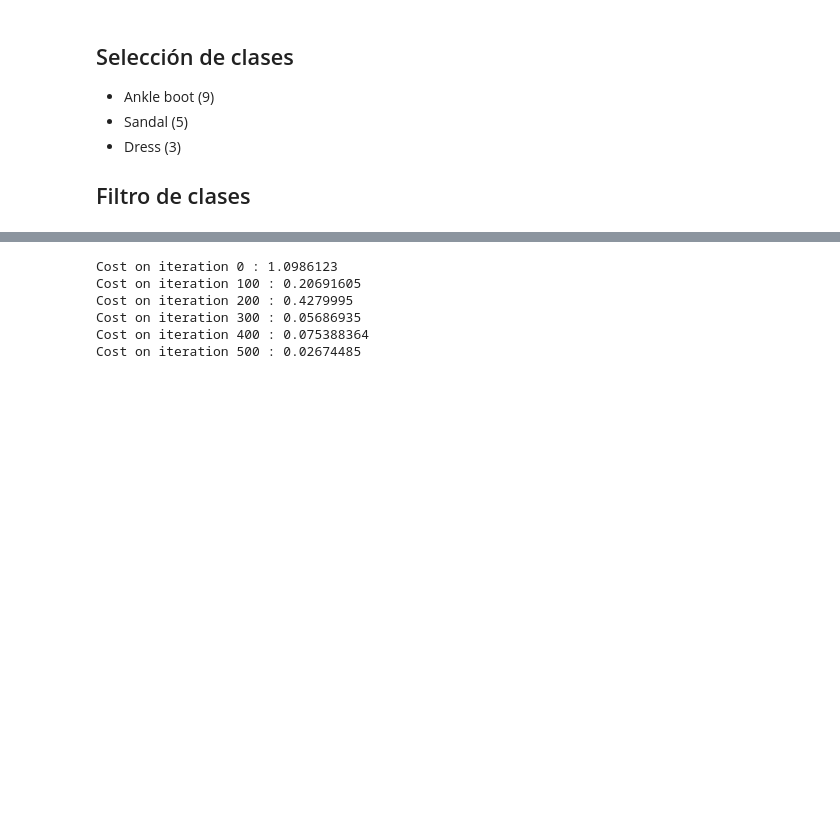
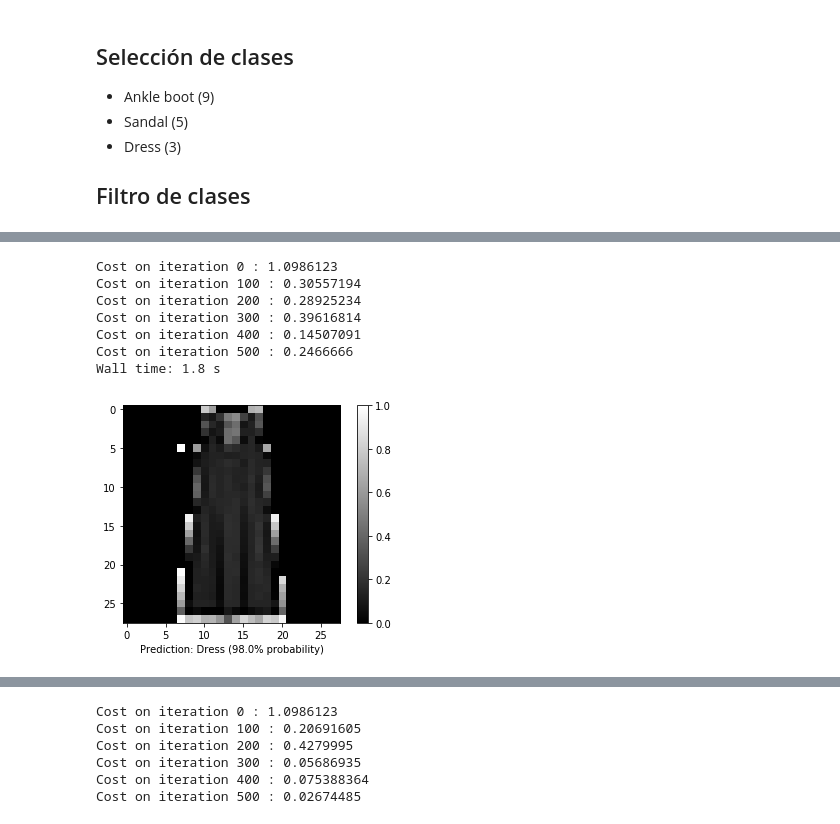
Before and after one commit to gustavo-alvarado/tarea-fashion-mnist, a Jupyter notebook: Tarea Fashion mnist - Gustavo Alvarado.ipynb, the cells around one changed output, grey strips where cells are left out. Cells and saved outputs as stored; diff of their text form; code cells hidden in the pictures; blank space fills up the shorter version.

```diff
--- a/Tarea Fashion mnist - Gustavo Alvarado.ipynb
+++ b/Tarea Fashion mnist - Gustavo Alvarado.ipynb
@@ -193,0 +214,16 @@ Cost on iteration 500 : 0.0015791956
+# %%
+%%time
+
+normalized_image = test_images_filtered[21] * 255 / train_images_filtered.max()
+normalized_images = train_images_filtered * 255 / train_images_filtered.max()
+
+predictImage(normalized_image, normalized_images, train_labels_filtered, classes, 0.1, 32)
+# %% [output]
+Cost on iteration 0 : 1.0986123
+Cost on iteration 100 : 0.30557194
+Cost on iteration 200 : 0.28925234
+Cost on iteration 300 : 0.39616814
+Cost on iteration 400 : 0.14507091
+Cost on iteration 500 : 0.2466666
+Wall time: 1.8 s
+[figure, added]
```
Also changed, not shown: parts of 7 cells of this notebook, 44 other files.
